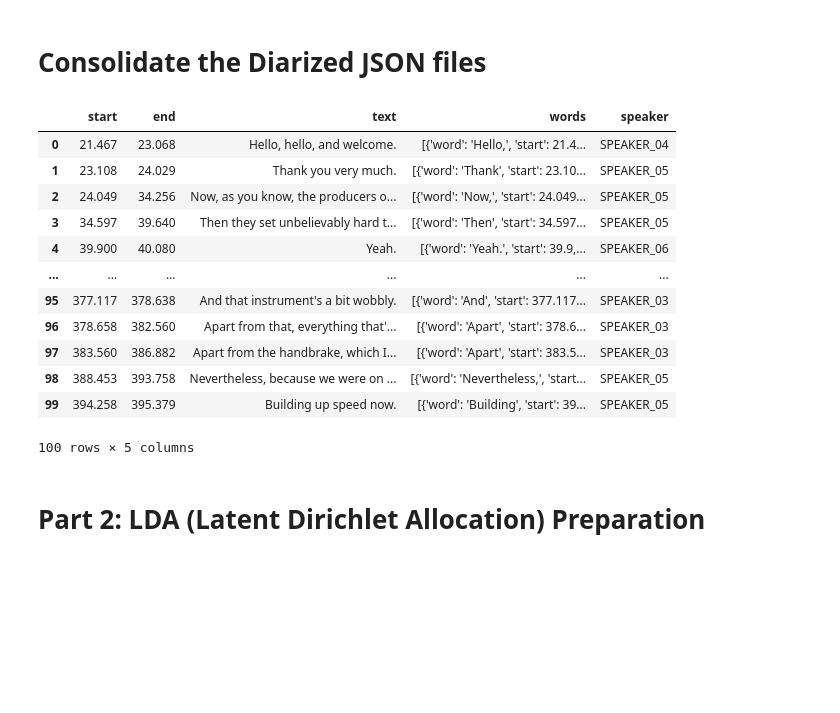
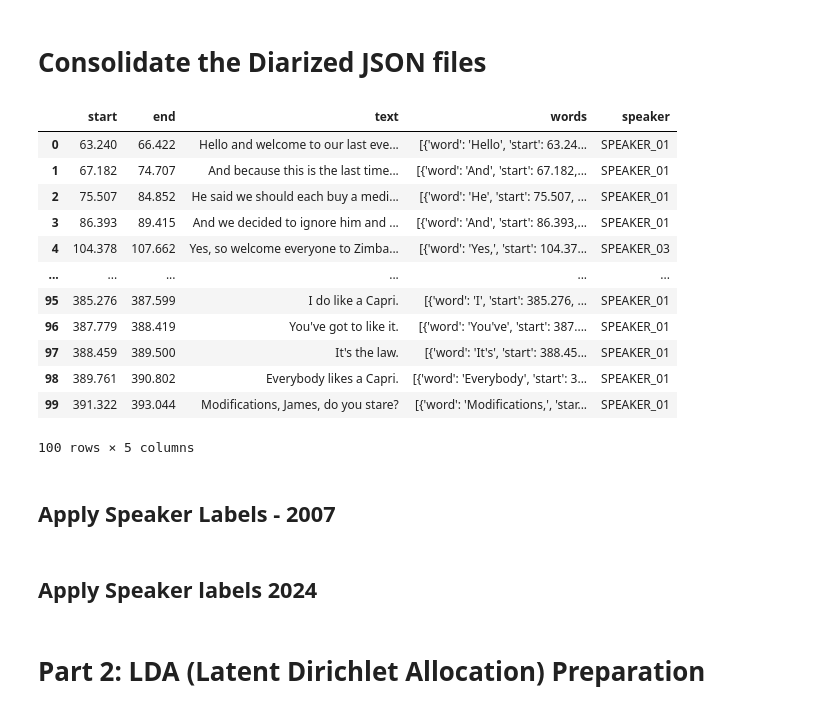
Before and after one commit to j-lepard/TopGear-LDA, a Jupyter notebook: TopGear-LDA_v3.ipynb, the cells around one changed output. Drawn from its saved outputs; the diff is of its cells as text; code cells hidden in the pictures; blank space fills up the shorter version.

Commit message:
Completed diarize of 2024. Saved to csv

```diff
--- a/TopGear-LDA_v3.ipynb
+++ b/TopGear-LDA_v3.ipynb
@@ -142,47 +142,49 @@ for filename in os.listdir(directory):
 import os
 import pandas as pd
 import json
 import glob
 
 # Directory containing the JSON files
-json_directory = 'outputs/'
+json_directory = 'outputs/2024/'
 
 # Get a list of all JSON files in the directory
 json_files = glob.glob(os.path.join(json_directory, '*.json'))
 
 # Initialize a list to hold all DataFrames
 df_list = []
 
 # Iterate through each JSON file and merge segments
 for json_file in json_files:
 	with open(json_file, 'r') as file:
 		data = json.load(file)
 		# Convert the "segments" part of the JSON data to a DataFrame
 		df = pd.DataFrame(data["segments"])
 		df_list.append(df)
 
 # Concatenate all DataFrames into a single DataFrame
 diarized_df = pd.concat(df_list, ignore_index=True)
 
 # Export
-diarized_df.to_csv('./data/00.diarzed_output_no_names.csv')
+diarized_df.to_csv('./data/04.diarzed_output_no_names_2024.csv')
 
 # Display the consolidated DataFrame
 diarized_df.head(100)
 # %% [output]
 |  | start | end | text | words | speaker |
-| 0 | 21.467 | 23.068 | Hello, hello, and welcome. | [{'word': 'Hello,', 'start': 21.4... | SPEAKER_04 |
-| 1 | 23.108 | 24.029 | Thank you very much. | [{'word': 'Thank', 'start': 23.10... | SPEAKER_05 |
-| 2 | 24.049 | 34.256 | Now, as you know, the producers o... | [{'word': 'Now,', 'start': 24.049... | SPEAKER_05 |
-| 3 | 34.597 | 39.640 | Then they set unbelievably hard t... | [{'word': 'Then', 'start': 34.597... | SPEAKER_05 |
-| 4 | 39.900 | 40.080 | Yeah. | [{'word': 'Yeah.', 'start': 39.9,... | SPEAKER_06 |
+| 0 | 63.240 | 66.422 | Hello and welcome to our last eve... | [{'word': 'Hello', 'start': 63.24... | SPEAKER_01 |
+| 1 | 67.182 | 74.707 | And because this is the last time... | [{'word': 'And', 'start': 67.182,... | SPEAKER_01 |
+| 2 | 75.507 | 84.852 | He said we should each buy a medi... | [{'word': 'He', 'start': 75.507, ... | SPEAKER_01 |
+| 3 | 86.393 | 89.415 | And we decided to ignore him and ... | [{'word': 'And', 'start': 86.393,... | SPEAKER_01 |
+| 4 | 104.378 | 107.662 | Yes, so welcome everyone to Zimba... | [{'word': 'Yes,', 'start': 104.37... | SPEAKER_03 |
 | ... | ... | ... | ... | ... | ... |
-| 95 | 377.117 | 378.638 | And that instrument's a bit wobbly. | [{'word': 'And', 'start': 377.117... | SPEAKER_03 |
-| 96 | 378.658 | 382.560 | Apart from that, everything that'... | [{'word': 'Apart', 'start': 378.6... | SPEAKER_03 |
-| 97 | 383.560 | 386.882 | Apart from the handbrake, which I... | [{'word': 'Apart', 'start': 383.5... | SPEAKER_03 |
-| 98 | 388.453 | 393.758 | Nevertheless, because we were on ... | [{'word': 'Nevertheless,', 'start... | SPEAKER_05 |
-| 99 | 394.258 | 395.379 | Building up speed now. | [{'word': 'Building', 'start': 39... | SPEAKER_05 |
+| 95 | 385.276 | 387.599 | I do like a Capri. | [{'word': 'I', 'start': 385.276, ... | SPEAKER_01 |
+| 96 | 387.779 | 388.419 | You've got to like it. | [{'word': 'You've', 'start': 387.... | SPEAKER_01 |
+| 97 | 388.459 | 389.500 | It's the law. | [{'word': 'It's', 'start': 388.45... | SPEAKER_01 |
+| 98 | 389.761 | 390.802 | Everybody likes a Capri. | [{'word': 'Everybody', 'start': 3... | SPEAKER_01 |
+| 99 | 391.322 | 393.044 | Modifications, James, do you stare? | [{'word': 'Modifications,', 'star... | SPEAKER_01 |
 100 rows × 5 columns
+# %% [markdown]
+## Apply Speaker Labels - 2007
 # %%
 # Apply the Speaker names to the labels
 
@@ -216,3 +218,5 @@ diarized_df.head(100)
 
 # Export
 diarized_df.to_csv('./data/01.diarzed_output_named.csv')
+# %% [markdown]
+## Apply Speaker labels 2024
```
Also changed, not shown: parts of 1 cell of this notebook, 12 other files.
